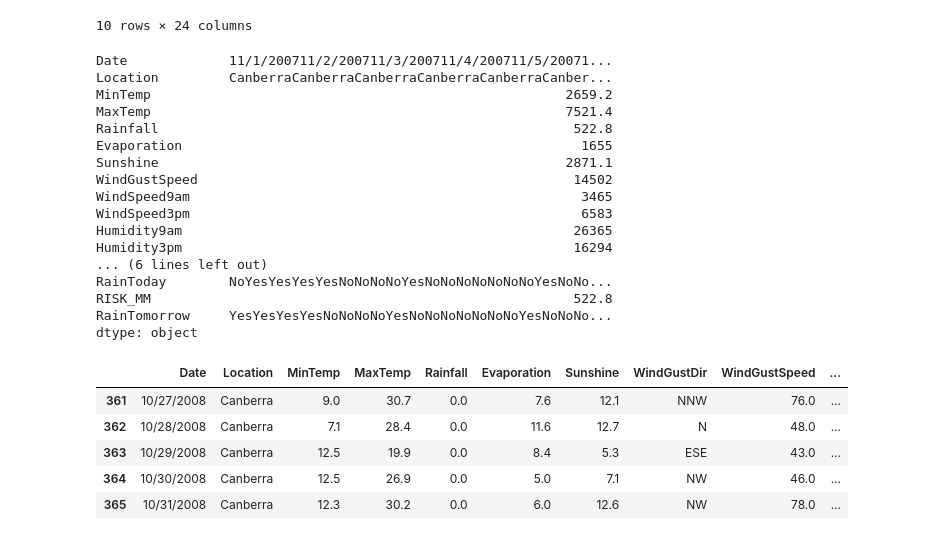
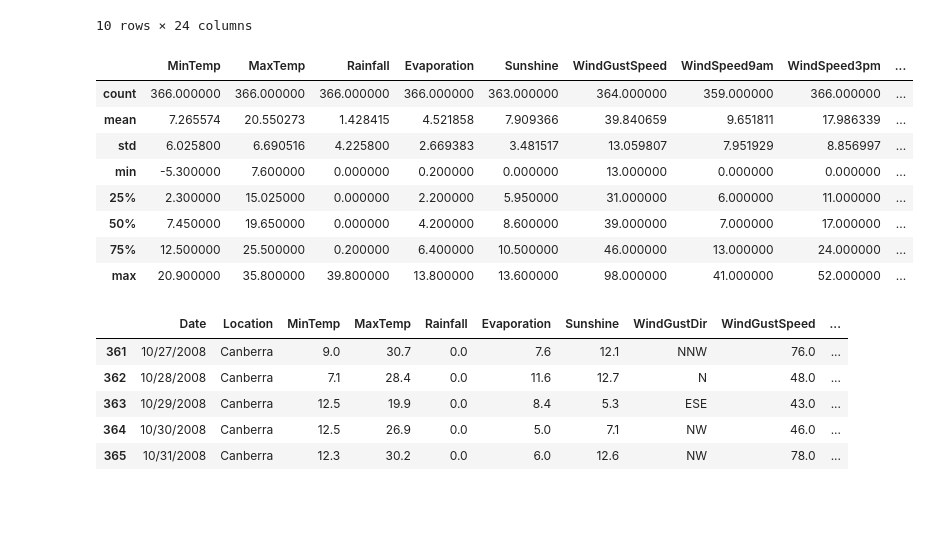
Before and after one commit to Himanshi555/Assign-Ques, a Jupyter notebook: Assignment_4(Pandas-1st).ipynb, the cells around one changed output. Saved outputs shown, nothing was run; the diff lists cells and outputs as text; code cells hidden in the pictures; blank space fills up the shorter version.

```diff
--- a/Assignment_4(Pandas-1st).ipynb
+++ b/Assignment_4(Pandas-1st).ipynb
@@ -49,25 +49,17 @@ df1.head(10)
 10 rows × 24 columns
 # %%
 # c.) find basic statistics on the particular dataset.
-df1.sum()
+df1.describe()
 # %% [output]
-Date             11/1/200711/2/200711/3/200711/4/200711/5/20071...
-Location         CanberraCanberraCanberraCanberraCanberraCanber...
-MinTemp                                                     2659.2
-MaxTemp                                                     7521.4
-Rainfall                                                     522.8
-Evaporation                                                   1655
-Sunshine                                                    2871.1
-WindGustSpeed                                                14502
-WindSpeed9am                                                  3465
-WindSpeed3pm                                                  6583
-Humidity9am                                                  26365
-Humidity3pm                                                  16294
-... (6 lines left out)
-RainToday        NoYesYesYesYesNoNoNoNoYesNoNoNoNoNoNoNoYesNoNo...
-RISK_MM                                                      522.8
-RainTomorrow     YesYesYesYesNoNoNoNoYesNoNoNoNoNoNoNoYesNoNoNo...
-dtype: object
+|  | MinTemp | MaxTemp | Rainfall | Evaporation | Sunshine | WindGustSpeed | WindSpeed9am | WindSpeed3pm | ... |
+| count | 366.000000 | 366.000000 | 366.000000 | 366.000000 | 363.000000 | 364.000000 | 359.000000 | 366.000000 | ... |
+| mean | 7.265574 | 20.550273 | 1.428415 | 4.521858 | 7.909366 | 39.840659 | 9.651811 | 17.986339 | ... |
+| std | 6.025800 | 6.690516 | 4.225800 | 2.669383 | 3.481517 | 13.059807 | 7.951929 | 8.856997 | ... |
+| min | -5.300000 | 7.600000 | 0.000000 | 0.200000 | 0.000000 | 13.000000 | 0.000000 | 0.000000 | ... |
+| 25% | 2.300000 | 15.025000 | 0.000000 | 2.200000 | 5.950000 | 31.000000 | 6.000000 | 11.000000 | ... |
+| 50% | 7.450000 | 19.650000 | 0.000000 | 4.200000 | 8.600000 | 39.000000 | 7.000000 | 17.000000 | ... |
+| 75% | 12.500000 | 25.500000 | 0.200000 | 6.400000 | 10.500000 | 46.000000 | 13.000000 | 24.000000 | ... |
+| max | 20.900000 | 35.800000 | 39.800000 | 13.800000 | 13.600000 | 98.000000 | 41.000000 | 52.000000 | ... |
 # %%
 # d.) Find the last 5 rows of the dataframe
 df1.tail()
```
Also changed, not shown: parts of 2 cells of this notebook.
